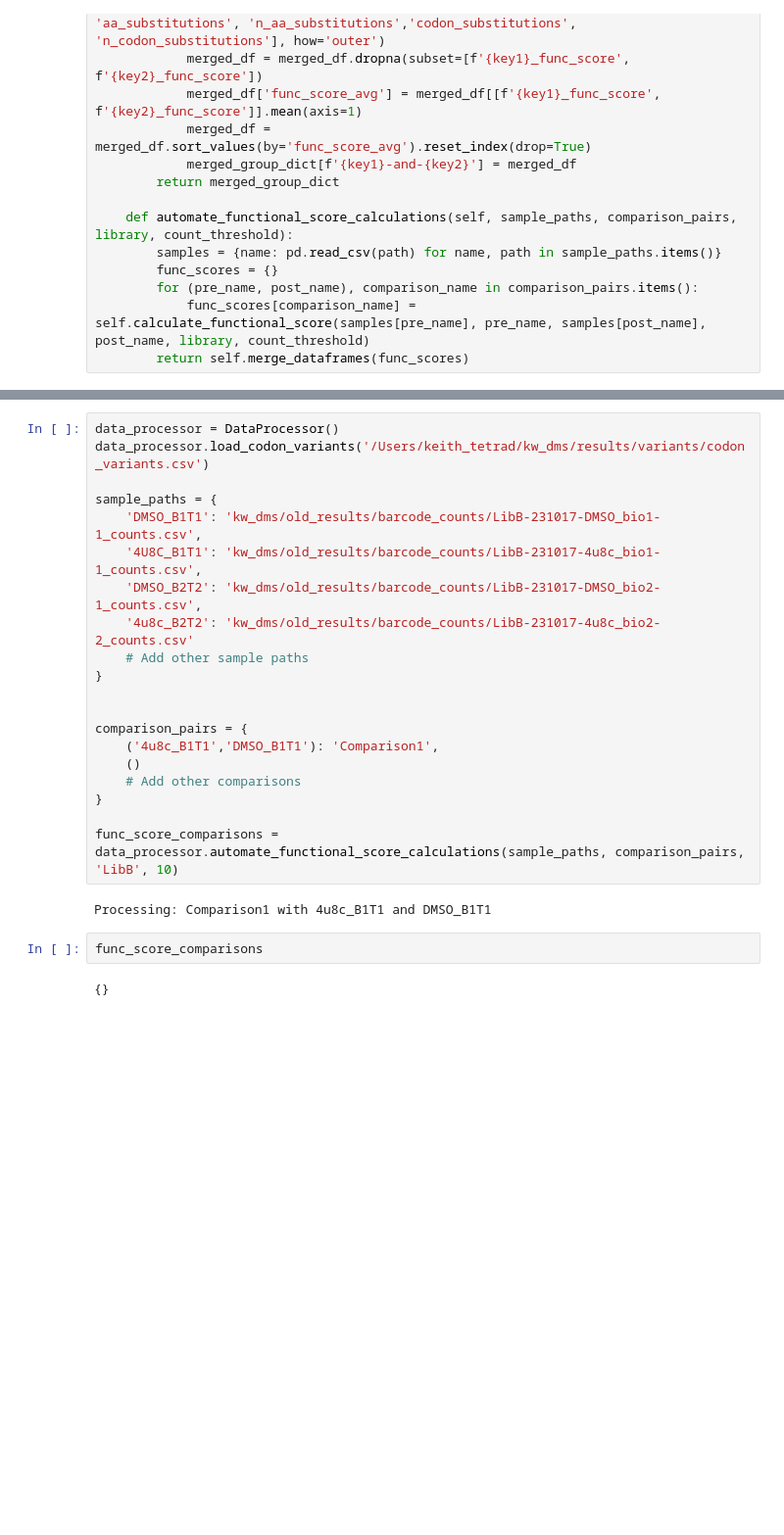
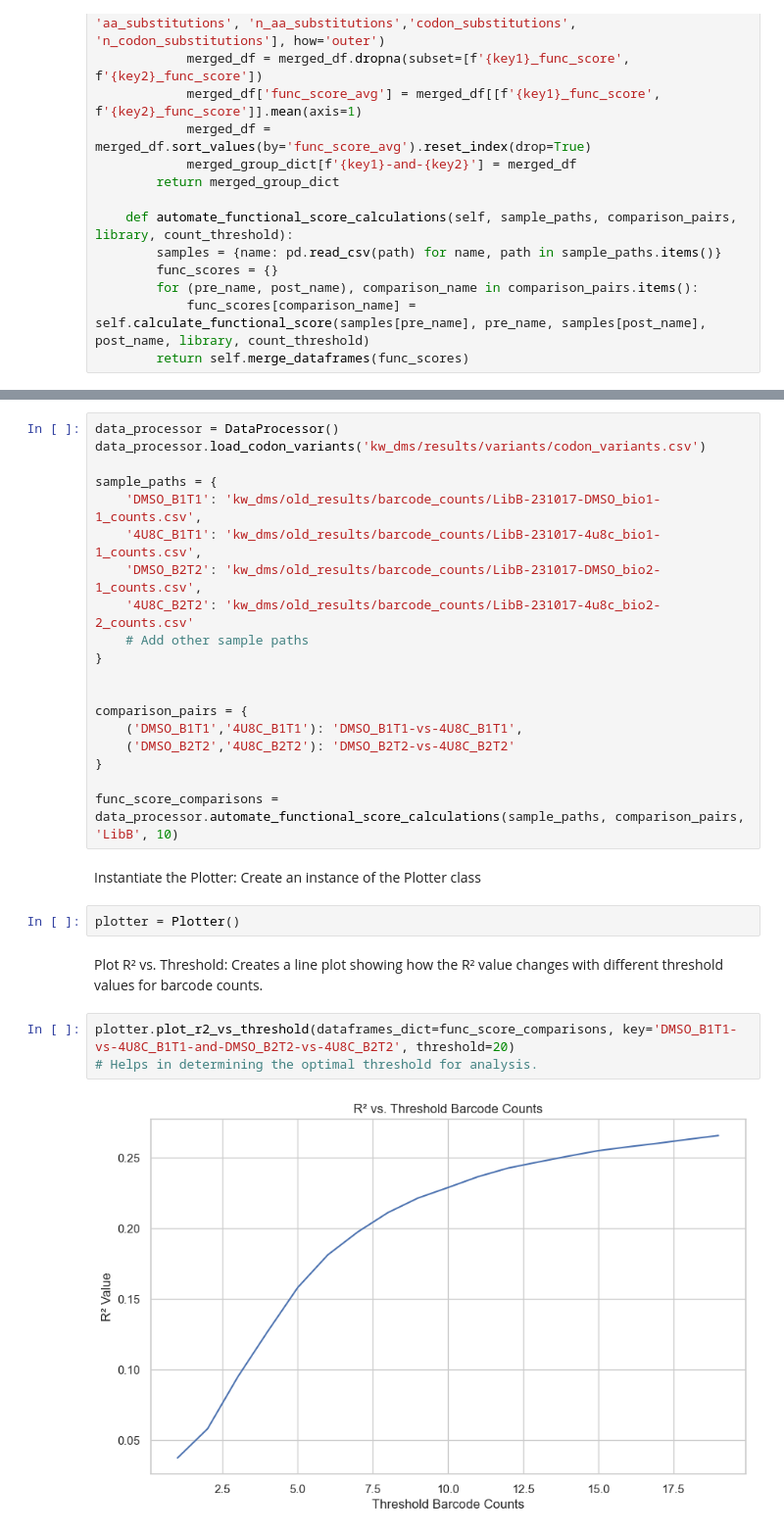
Before and after one commit to kwalcott97/kw_dms, a Jupyter notebook: Untitled.ipynb, the cells around one changed output, grey strips where cells are left out. Shown at 98% size. Saved outputs shown, nothing was run; the diff lists cells and outputs as text; blank space fills up the shorter version.

```diff
--- a/Untitled.ipynb
+++ b/Untitled.ipynb
@@ -62,26 +281,32 @@ class DataProcessor:
 # %%
 data_processor = DataProcessor()
-data_processor.load_codon_variants('/Users/keith_tetrad/kw_dms/results/variants/codon_variants.csv')
+data_processor.load_codon_variants('kw_dms/results/variants/codon_variants.csv')
 
 sample_paths = {
     'DMSO_B1T1': 'kw_dms/old_results/barcode_counts/LibB-231017-DMSO_bio1-1_counts.csv',
     '4U8C_B1T1': 'kw_dms/old_results/barcode_counts/LibB-231017-4u8c_bio1-1_counts.csv',
     'DMSO_B2T2': 'kw_dms/old_results/barcode_counts/LibB-231017-DMSO_bio2-1_counts.csv',
-    '4u8c_B2T2': 'kw_dms/old_results/barcode_counts/LibB-231017-4u8c_bio2-2_counts.csv'
+    '4U8C_B2T2': 'kw_dms/old_results/barcode_counts/LibB-231017-4u8c_bio2-2_counts.csv'
     # Add other sample paths
 }
 
 
 comparison_pairs = {
-    ('4u8c_B1T1','DMSO_B1T1'): 'Comparison1',
-    ()
-    # Add other comparisons
+    ('DMSO_B1T1','4U8C_B1T1'): 'DMSO_B1T1-vs-4U8C_B1T1',
+    ('DMSO_B2T2','4U8C_B2T2'): 'DMSO_B2T2-vs-4U8C_B2T2'
 }
 
 func_score_comparisons = data_processor.automate_functional_score_calculations(sample_paths, comparison_pairs, 'LibB', 10)
-# %% [output]
-Processing: Comparison1 with 4u8c_B1T1 and DMSO_B1T1
-# %%
-func_score_comparisons
-# %% [output]
-{}
+# %% [markdown]
+Instantiate the Plotter:
+Create an instance of the Plotter class
+# %%
+plotter = Plotter()
+# %% [markdown]
+Plot R² vs. Threshold:
+Creates a line plot showing how the R² value changes with different threshold values for barcode counts.
+# %%
+plotter.plot_r2_vs_threshold(dataframes_dict=func_score_comparisons, key='DMSO_B1T1-vs-4U8C_B1T1-and-DMSO_B2T2-vs-4U8C_B2T2', threshold=20)
+# Helps in determining the optimal threshold for analysis.
+# %% [output]
+[figure, added]
```
Also changed, not shown: parts of 10 cells of this notebook, 1 other file.
